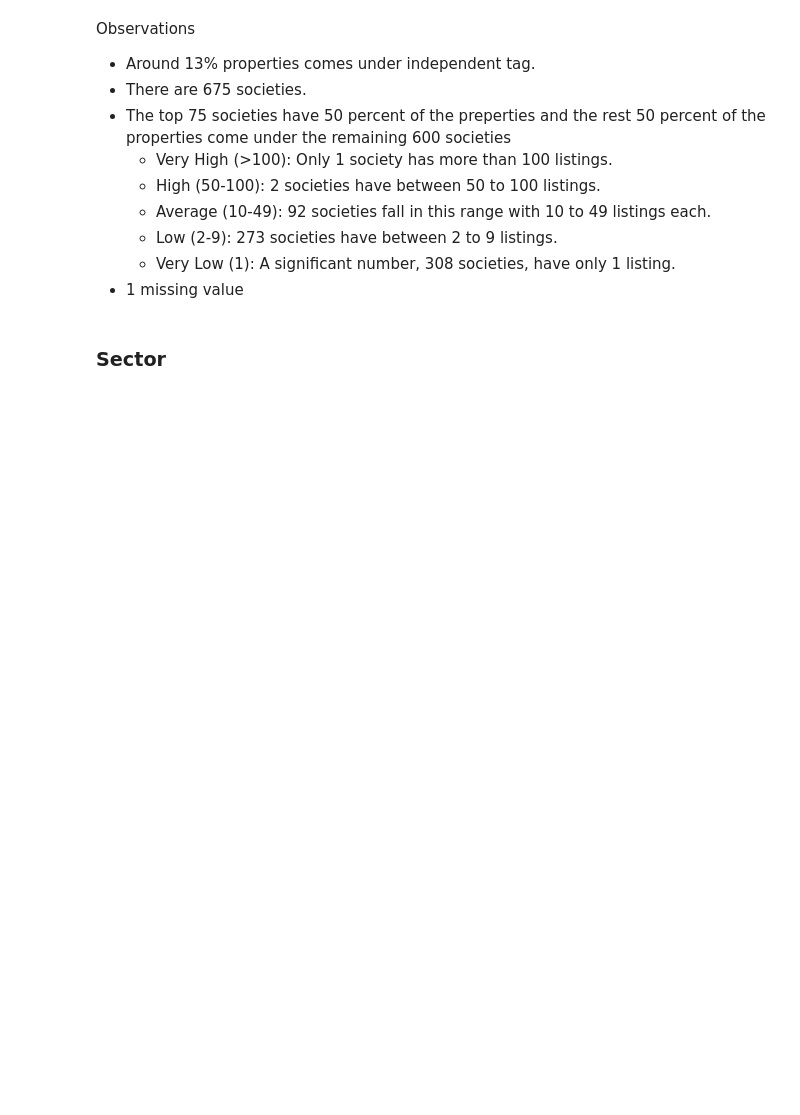
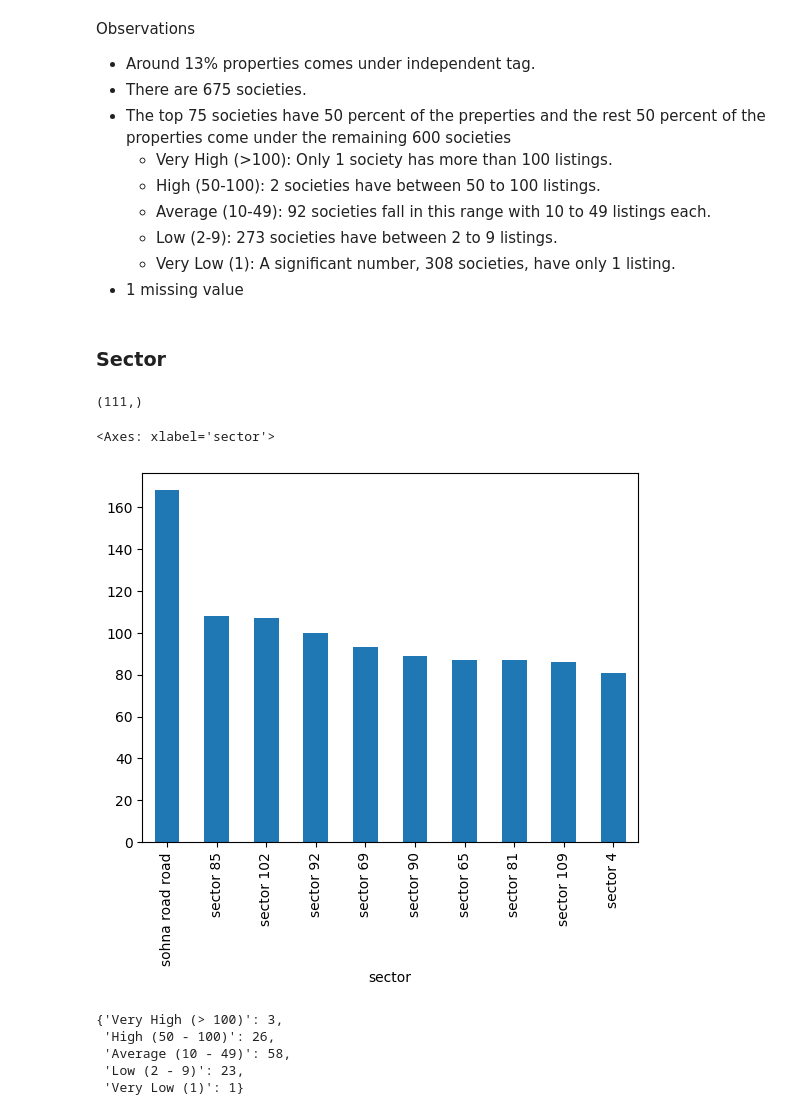
Before and after one commit to Apurba1903/Machine_Learning_Based_Real_Estate_System, a Jupyter notebook: EDA/univariate-analysis.ipynb, the cells around one changed output. Cells and saved outputs as stored; diff of their text form; code cells hidden in the pictures; blank space fills up the shorter version.

Commit message:
ERA on Sector Column

```diff
--- a/EDA/univariate-analysis.ipynb
+++ b/EDA/univariate-analysis.ipynb
@@ -149,3 +149,30 @@ Observations
 - 1 missing value
 # %% [markdown]
 ### Sector
+# %%
+df['sector'].value_counts().shape
+# %% [output]
+(111,)
+# %%
+df['sector'].value_counts().head(10).plot(kind='bar')
+# %% [output]
+<Axes: xlabel='sector'>
+[figure, added]
+# %%
+sector_counts = df['sector'].value_counts()
+
+# Frequency Distribution for Societies
+sector_frequency_bins = {
+    "Very High (> 100)": (sector_counts > 100).sum(),
+    "High (50 - 100)": ((sector_counts >= 50) & (sector_counts <= 100)).sum(),
+    "Average (10 - 49)": ((sector_counts >= 10) & (sector_counts < 50)).sum(),
+    "Low (2 - 9)": ((sector_counts > 1) & (sector_counts < 10)).sum(),
+    "Very Low (1)": (sector_counts == 1).sum()
+}
+sector_frequency_bins
+# %% [output]
+{'Very High (> 100)': 3,
+ 'High (50 - 100)': 26,
+ 'Average (10 - 49)': 58,
+ 'Low (2 - 9)': 23,
+ 'Very Low (1)': 1}
```
Also changed, not shown: parts of 3 cells of this notebook.
